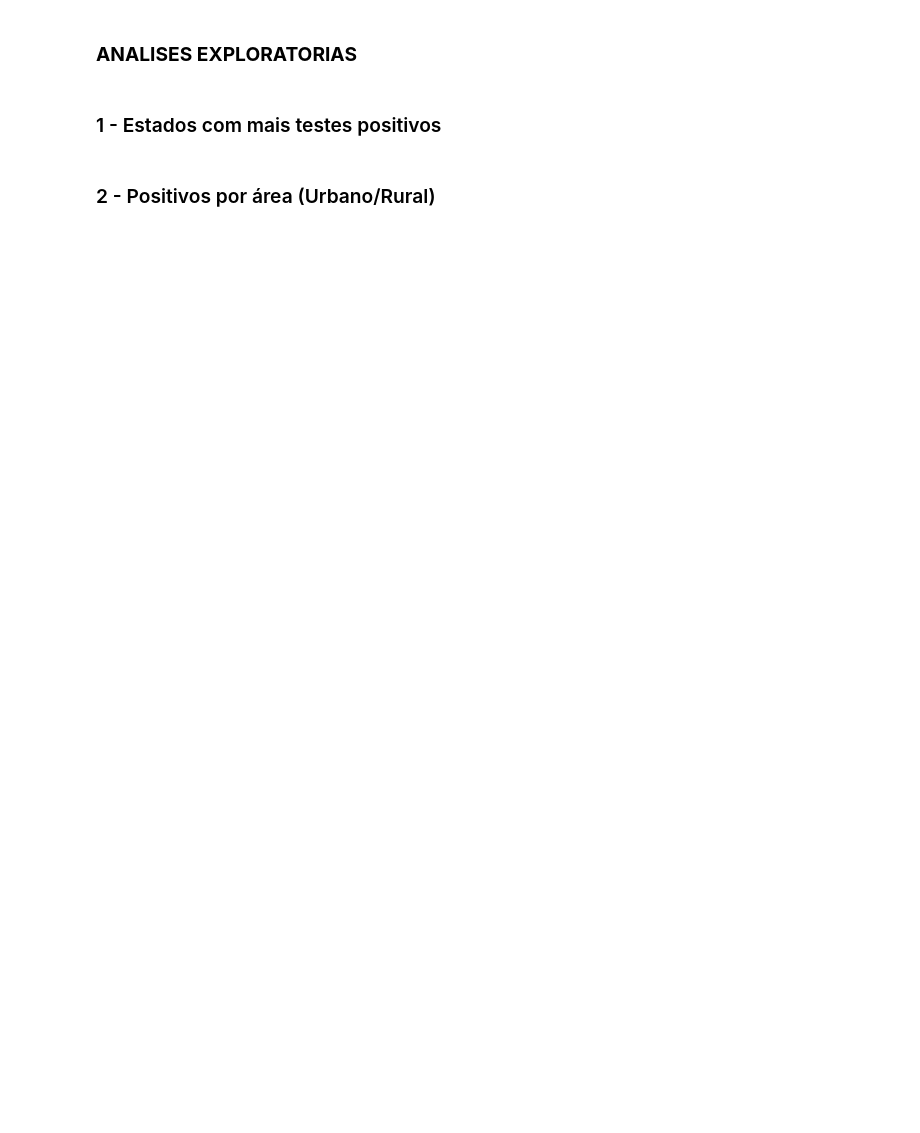
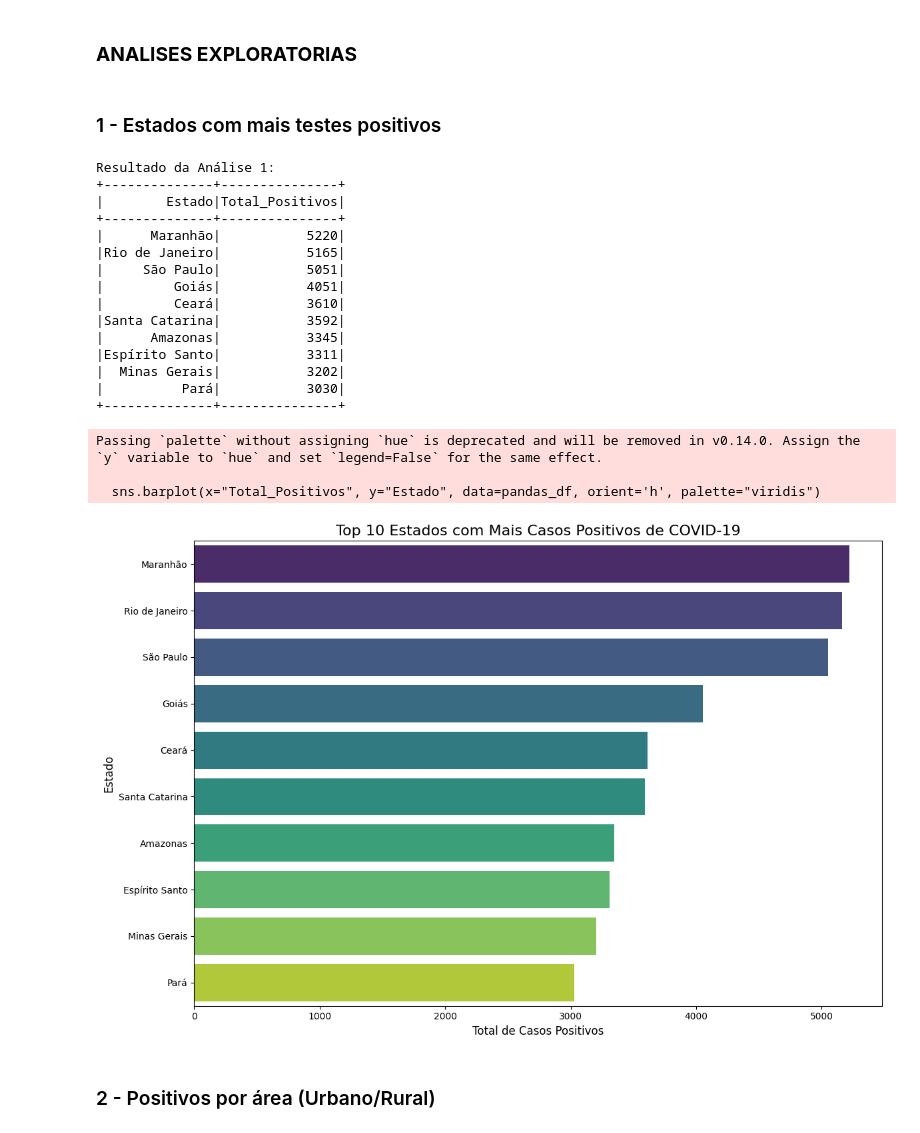
Before and after one commit to Alef2021/Tech_Challenge_Fase_3_Data_Analitycs, a Jupyter notebook: POS-TECHCHALLENGE-3.ipynb, the cells around one changed output. Saved outputs shown, nothing was run; the diff lists cells and outputs as text; code cells hidden in the pictures; blank space fills up the shorter version.

```diff
--- a/POS-TECHCHALLENGE-3.ipynb
+++ b/POS-TECHCHALLENGE-3.ipynb
@@ -402,5 +418,65 @@ NameError: name 'dfs_dados' is not defined
 ### **ANALISES EXPLORATORIAS**
 # %% [markdown]
 ### 1 - Estados com mais testes positivos
+# %%
+# Análise 1: Top 10 estados com mais casos positivos
+query1 = """
+    SELECT
+        du.PESS_UF_DESC AS Estado,
+        COUNT(dp.CTRL_ID) AS Total_Positivos
+    FROM dados_pessoais dp
+    JOIN dados_teste_covid dtc ON dp.CTRL_ID = dtc.CTRL_ID
+    JOIN dic_uf du ON dp.PESS_UF = du.PESS_UF
+    WHERE
+        dtc.TESTE_SWAB = 1 OR dtc.TESTE_SANGUE_DEDO = 1 OR dtc.TESTE_SANGUE_VEIA = 1
+    GROUP BY
+        du.PESS_UF_DESC
+    ORDER BY
+        Total_Positivos DESC
+    LIMIT 10
+"""
+analise1_df = spark.sql(query1)
+print("Resultado da Análise 1:")
+analise1_df.show()
+
+pandas_df = analise1_df.toPandas()
+
+
+plt.figure(figsize=(12, 8))
+sns.barplot(x="Total_Positivos", y="Estado", data=pandas_df, orient='h', palette="viridis")
+
+
+plt.title('Top 10 Estados com Mais Casos Positivos de COVID-19', fontsize=16)
+plt.xlabel('Total de Casos Positivos', fontsize=12)
+plt.ylabel('Estado', fontsize=12)
+
+
+plt.tight_layout()
+
+
+plt.savefig('grafico_top_10_estados.png', dpi=300)
+
+
+plt.show()
+# %% [output]
+Resultado da Análise 1:
++--------------+---------------+
+|        Estado|Total_Positivos|
++--------------+---------------+
+|      Maranhão|           5220|
+|Rio de Janeiro|           5165|
+|     São Paulo|           5051|
+|         Goiás|           4051|
+|         Ceará|           3610|
+|Santa Catarina|           3592|
+|      Amazonas|           3345|
+|Espírito Santo|           3311|
+|  Minas Gerais|           3202|
+|          Pará|           3030|
++--------------+---------------+
+Passing `palette` without assigning `hue` is deprecated and will be removed in v0.14.0. Assign the `y` variable to `hue` and set `legend=False` for the same effect.
+
+  sns.barplot(x="Total_Positivos", y="Estado", data=pandas_df, orient='h', palette="viridis")
+[figure, added]
 # %% [markdown]
 ### 2 - Positivos por área (Urbano/Rural)
```
Also changed, not shown: parts of 17 cells of this notebook, 14 other files.
